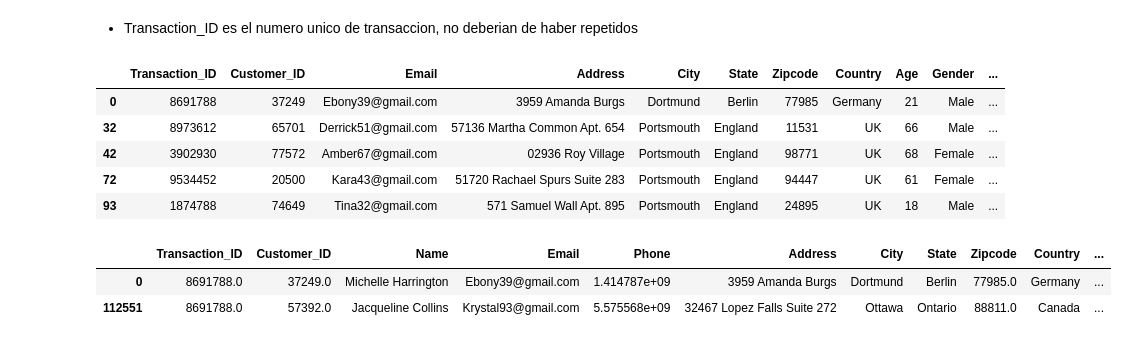
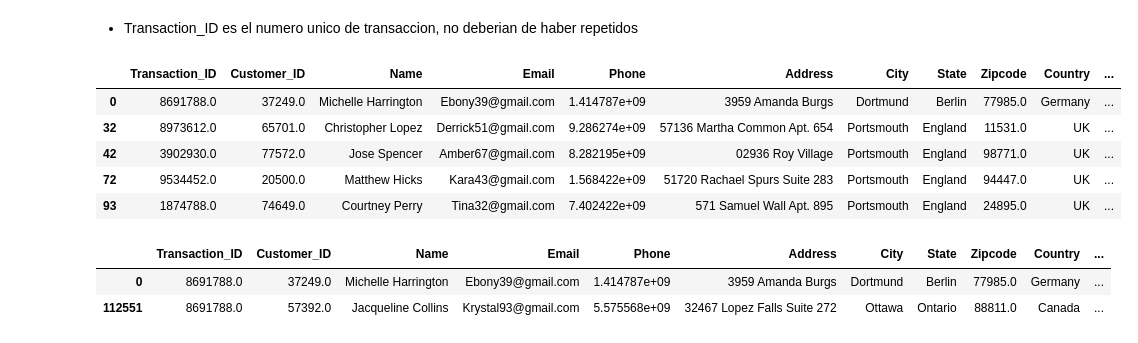
Before and after one commit to marianaolazabal/marianaolazabal-Clasificacion_Compradores_Retails, a Jupyter notebook: src/retails.ipynb, the cells around one changed output. Saved outputs shown, nothing was run; the diff lists cells and outputs as text; code cells hidden in the pictures.

```diff
--- a/src/retails.ipynb
+++ b/src/retails.ipynb
@@ -33,17 +39,17 @@ df_Retail_copy=df_Retail.copy()
 # %%
 # Encontrar valores que se repiten en 'Transaction_ID'
 duplicate_values_copy = df_Retail_copy[df_Retail_copy.duplicated(subset=['Transaction_ID'], keep=False)]
 
 # Guardar duplicate_values como DataFrame
-duplicate_values_copy = pd.DataFrame(duplicate_values)
+duplicate_values_copy = pd.DataFrame(duplicate_values_copy)
 duplicate_values_copy.head()
 # %% [output]
-|  | Transaction_ID | Customer_ID | Email | Address | City | State | Zipcode | Country | Age | Gender | ... |
-| 0 | 8691788 | 37249 | Ebony39@gmail.com | 3959 Amanda Burgs | Dortmund | Berlin | 77985 | Germany | 21 | Male | ... |
-| 32 | 8973612 | 65701 | Derrick51@gmail.com | 57136 Martha Common Apt. 654 | Portsmouth | England | 11531 | UK | 66 | Male | ... |
-| 42 | 3902930 | 77572 | Amber67@gmail.com | 02936 Roy Village | Portsmouth | England | 98771 | UK | 68 | Female | ... |
-| 72 | 9534452 | 20500 | Kara43@gmail.com | 51720 Rachael Spurs Suite 283 | Portsmouth | England | 94447 | UK | 61 | Female | ... |
-| 93 | 1874788 | 74649 | Tina32@gmail.com | 571 Samuel Wall Apt. 895 | Portsmouth | England | 24895 | UK | 18 | Male | ... |
+|  | Transaction_ID | Customer_ID | Name | Email | Phone | Address | City | State | Zipcode | Country | ... |
+| 0 | 8691788.0 | 37249.0 | Michelle Harrington | Ebony39@gmail.com | 1.414787e+09 | 3959 Amanda Burgs | Dortmund | Berlin | 77985.0 | Germany | ... |
+| 32 | 8973612.0 | 65701.0 | Christopher Lopez | Derrick51@gmail.com | 9.286274e+09 | 57136 Martha Common Apt. 654 | Portsmouth | England | 11531.0 | UK | ... |
+| 42 | 3902930.0 | 77572.0 | Jose Spencer | Amber67@gmail.com | 8.282195e+09 | 02936 Roy Village | Portsmouth | England | 98771.0 | UK | ... |
+| 72 | 9534452.0 | 20500.0 | Matthew Hicks | Kara43@gmail.com | 1.568422e+09 | 51720 Rachael Spurs Suite 283 | Portsmouth | England | 94447.0 | UK | ... |
+| 93 | 1874788.0 | 74649.0 | Courtney Perry | Tina32@gmail.com | 7.402422e+09 | 571 Samuel Wall Apt. 895 | Portsmouth | England | 24895.0 | UK | ... |
 # %%
 df_filtered_transaction = df_Retail_copy[df_Retail_copy['Transaction_ID'] == 8691788]
 df_filtered_transaction.head()
```
Also changed, not shown: parts of 12 cells of this notebook.
